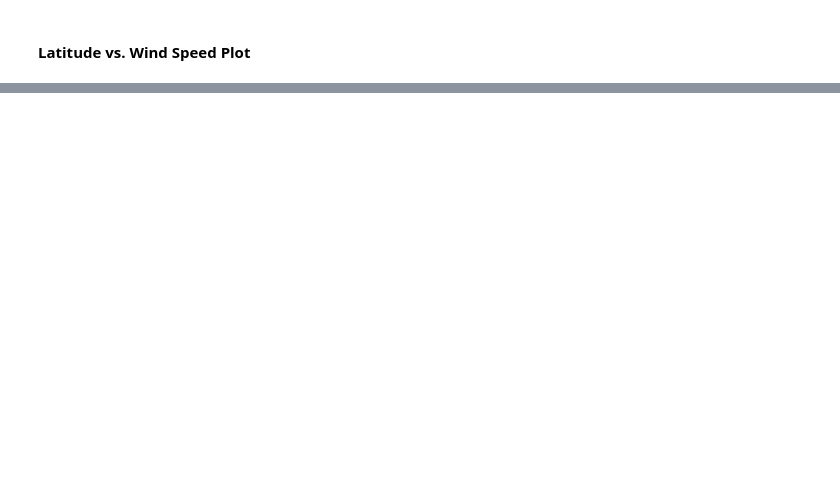
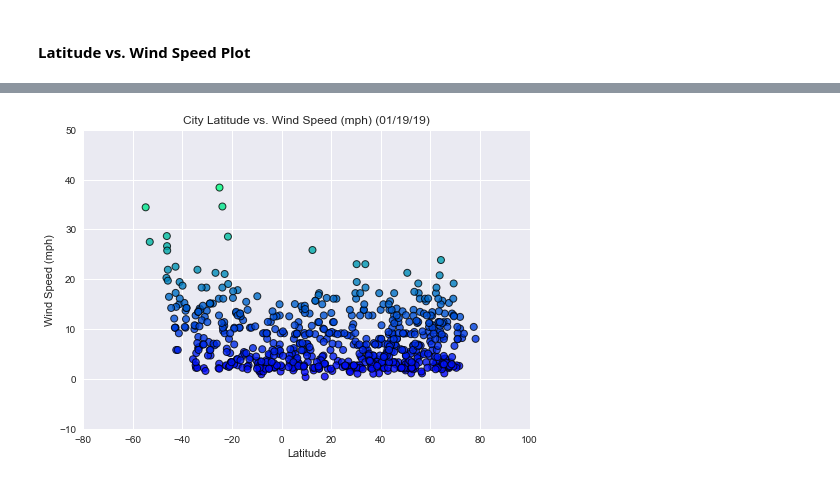
Before and after one commit to knwright/Weather_Py, a Jupyter notebook: WeatherPy.ipynb, the cells around one changed output, grey strips where cells are left out. Cells and saved outputs as stored; diff of their text form; code cells hidden in the pictures; blank space fills up the shorter version.

```diff
--- a/WeatherPy.ipynb
+++ b/WeatherPy.ipynb
@@ -128,0 +249,23 @@ dtype: int64
+# %%
+# Create a scatter plot for Latitude vs. Wind Speed (mph)
+plt.scatter(api_cities_df["Lat"],
+            api_cities_df["Wind Speed"], c=api_cities_df["Wind Speed"],
+            edgecolor="black", linewidths=1, marker="o",
+            cmap='winter', alpha=0.8, label="City")
+
+# Apply additional graph fortmatting, axis labels and chart title
+plt.style.use('seaborn')
+plt.title(f"City Latitude vs. Wind Speed (mph) (01/19/19)")
+plt.ylabel("Wind Speed (mph)")
+plt.xlabel("Latitude")
+plt.grid(True)
+plt.xlim([-80, 100])
+plt.ylim([-10, 50])
+
+# Save the figure
+plt.savefig("Lat_vs_WindSpeed.png")
+
+# Show plot
+plt.show()
+# %% [output]
+[figure, added]
```
Also changed, not shown: parts of 18 cells of this notebook, 5 other files.
